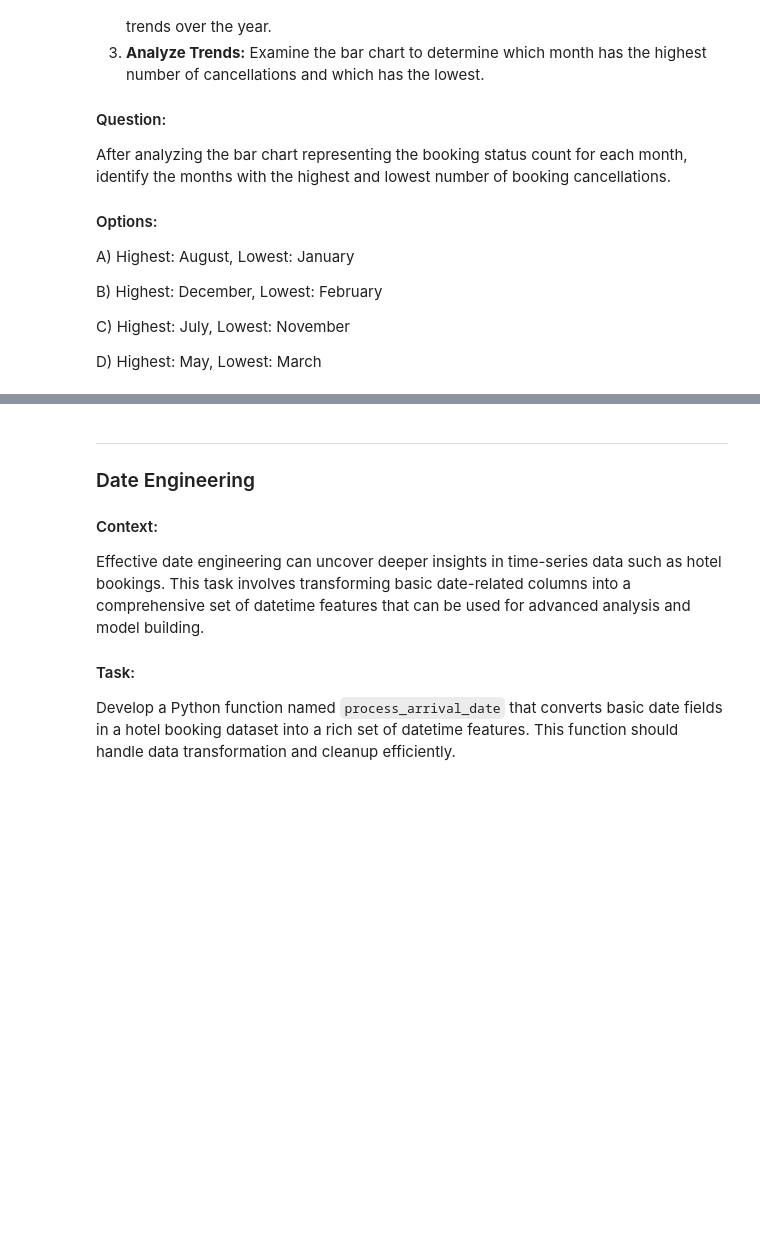
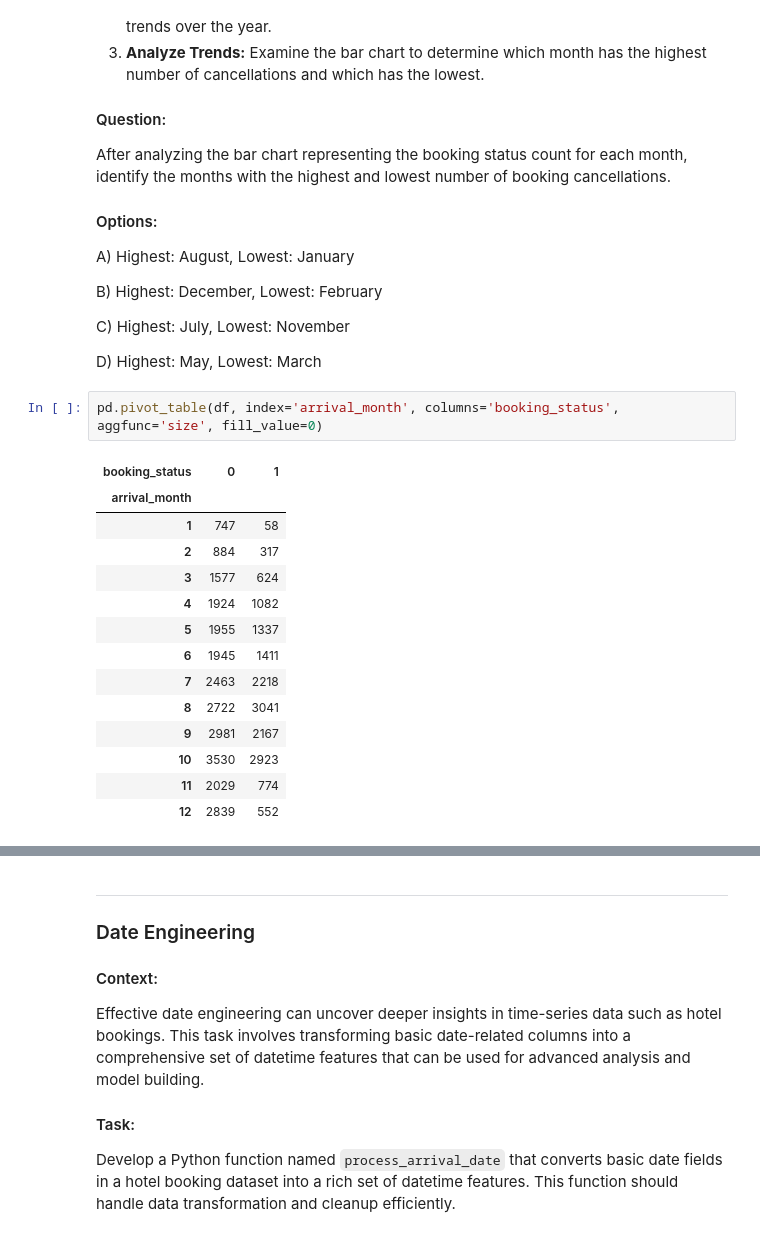
Before and after one commit to IshanSarkar/Topics-Practice, a Jupyter notebook: Case_Study_boosting.ipynb, the cells around one changed output, grey strips where cells are left out. Drawn from its saved outputs; the diff is of its cells as text; blank space fills up the shorter version.

```diff
--- a/Case_Study_boosting.ipynb
+++ b/Case_Study_boosting.ipynb
@@ -146,6 +168,23 @@ B) Highest: December, Lowest: February
 C) Highest: July, Lowest: November
 
 D) Highest: May, Lowest: March
+# %%
+pd.pivot_table(df, index='arrival_month', columns='booking_status', aggfunc='size', fill_value=0)
+# %% [output]
+| booking_status | 0 | 1 |
+| arrival_month |  |  |
+| 1 | 747 | 58 |
+| 2 | 884 | 317 |
+| 3 | 1577 | 624 |
+| 4 | 1924 | 1082 |
+| 5 | 1955 | 1337 |
+| 6 | 1945 | 1411 |
+| 7 | 2463 | 2218 |
+| 8 | 2722 | 3041 |
+| 9 | 2981 | 2167 |
+| 10 | 3530 | 2923 |
+| 11 | 2029 | 774 |
+| 12 | 2839 | 552 |
 # %%
 import matplotlib.pyplot as plt
 import seaborn as sns
```
Also changed, not shown: parts of 11 cells of this notebook.
